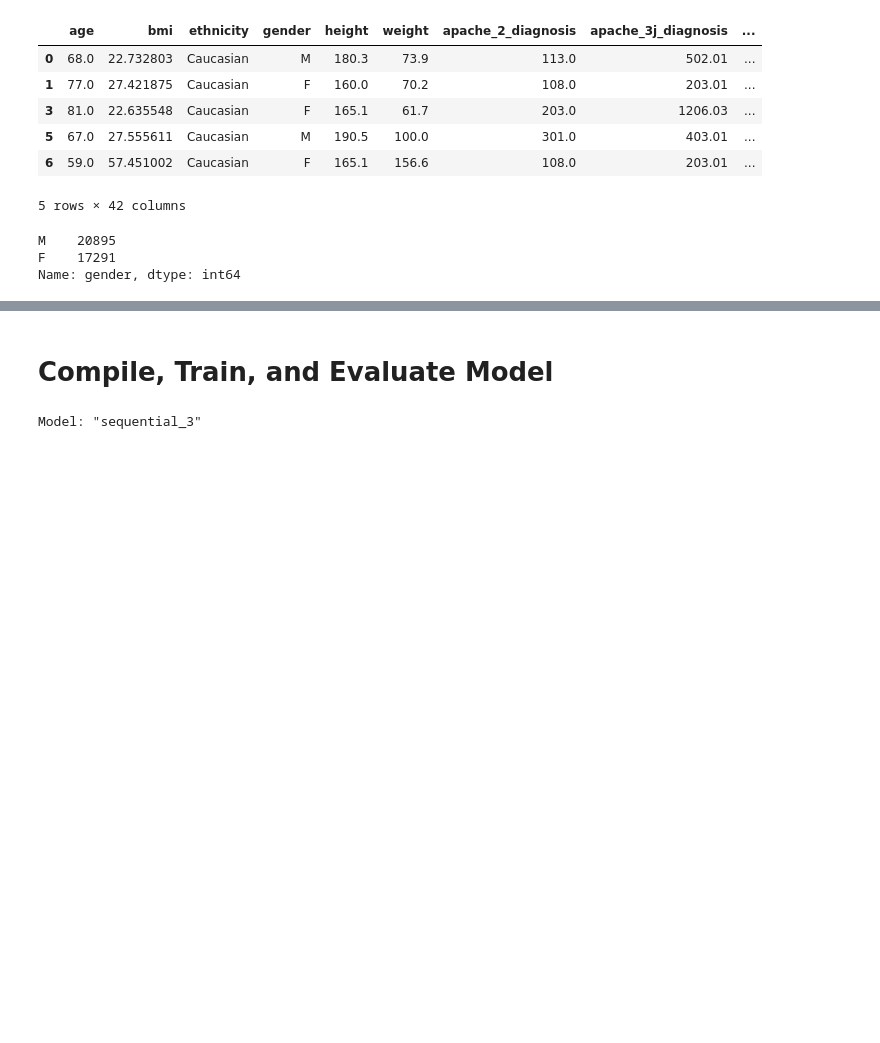
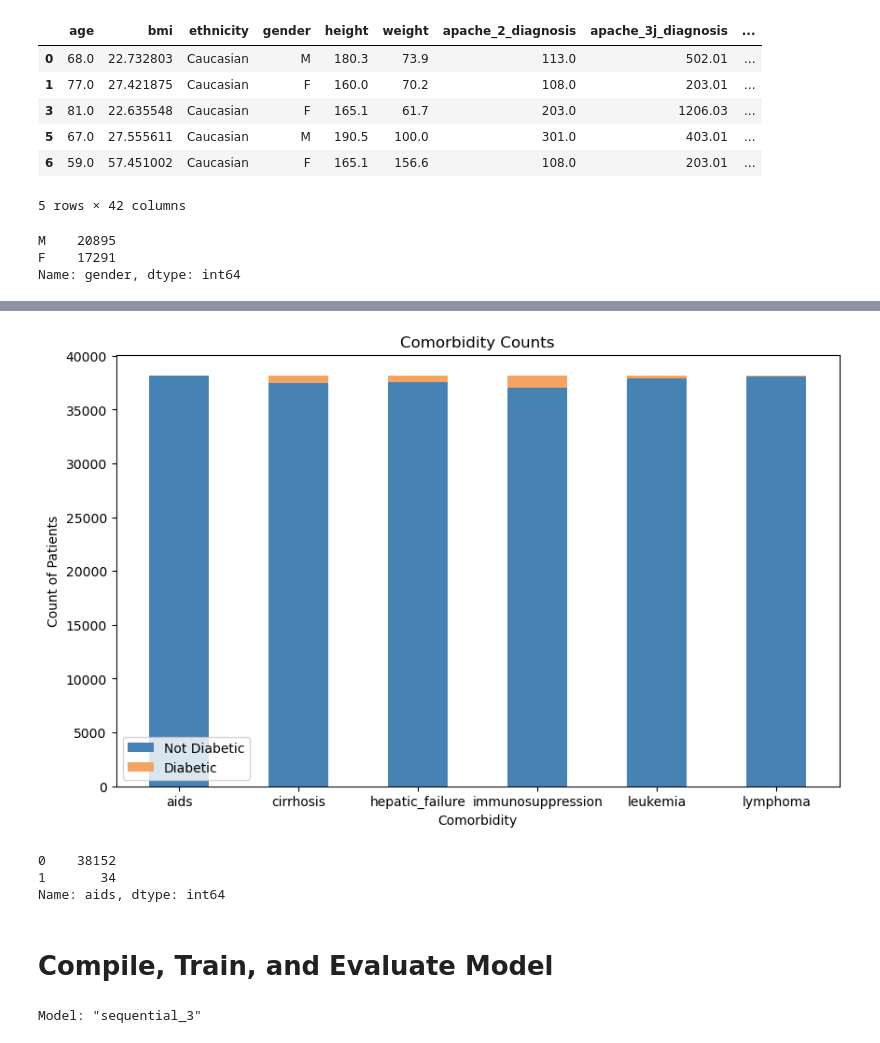
Before and after one commit to ComfyKoala/diabetes-classification, a Jupyter notebook: Nikko/Diabetes_NN.ipynb, the cells around one changed output, grey strips where cells are left out. Saved outputs shown, nothing was run; the diff lists cells and outputs as text; code cells hidden in the pictures; blank space fills up the shorter version.

```diff
--- a/Nikko/Diabetes_NN.ipynb
+++ b/Nikko/Diabetes_NN.ipynb
@@ -168,3 +181,35 @@ plt.pie(ethnicity_counts,labels=ethnicity_counts.index,autopct='%.1f%%');
+# %%
+cols = ['aids','cirrhosis','hepatic_failure','immunosuppression','leukemia','lymphoma']
+comorbidity_counts = {}
+for col in cols:
+    # 0 is first, then 1
+    comorbidity_counts[col] = clean_diabetes_df[col].value_counts().to_list()
+
+# Extract column names and data
+columns = list(comorbidity_counts.keys())
+values = list(comorbidity_counts.values())
+
+# Create the stacked bar chart
+plt.figure(figsize=(10, 6))
+plt.bar(columns, [value[0] for value in values], label="Not Diabetic", width=0.5, color='steelblue')
+plt.bar(columns, [value[1] for value in values], label="Diabetic", bottom=[value[0] for value in values], width=0.5, color = 'sandybrown')
+
+# Add labels and title
+plt.xlabel("Comorbidity")
+plt.ylabel("Count of Patients")
+plt.title("Comorbidity Counts")
+plt.legend()
+
+# Show the plot
+plt.show()
+# %% [output]
+[figure, added]
+# %%
+aids_counts
+# %% [output]
+0    38152
+1       34
+Name: aids, dtype: int64
 # %% [markdown]
 # Compile, Train, and Evaluate Model
 # %%
```
Also changed, not shown: parts of 3 cells of this notebook.
